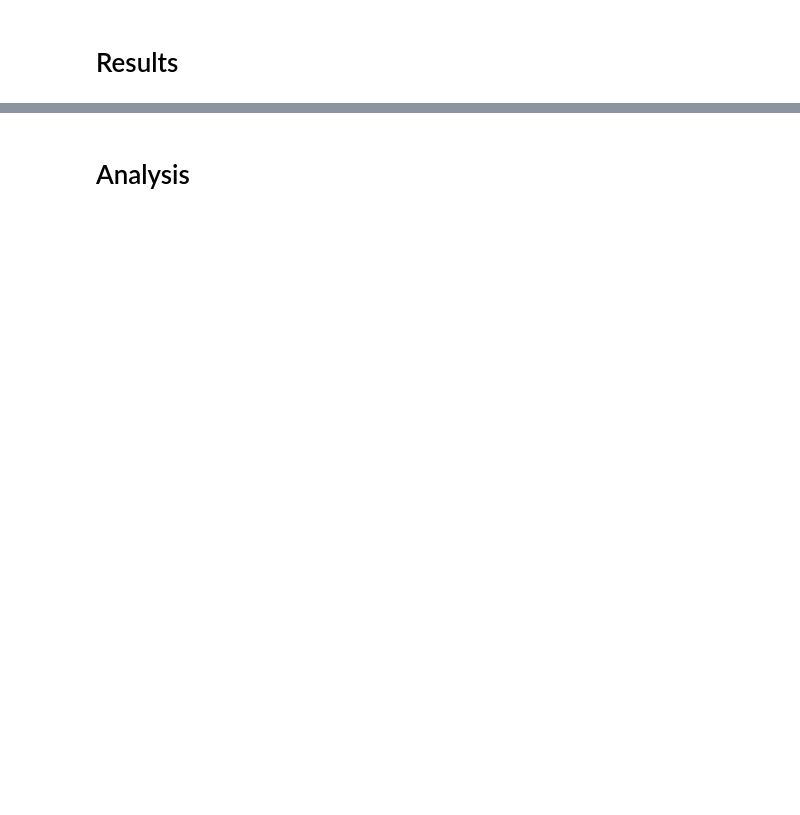
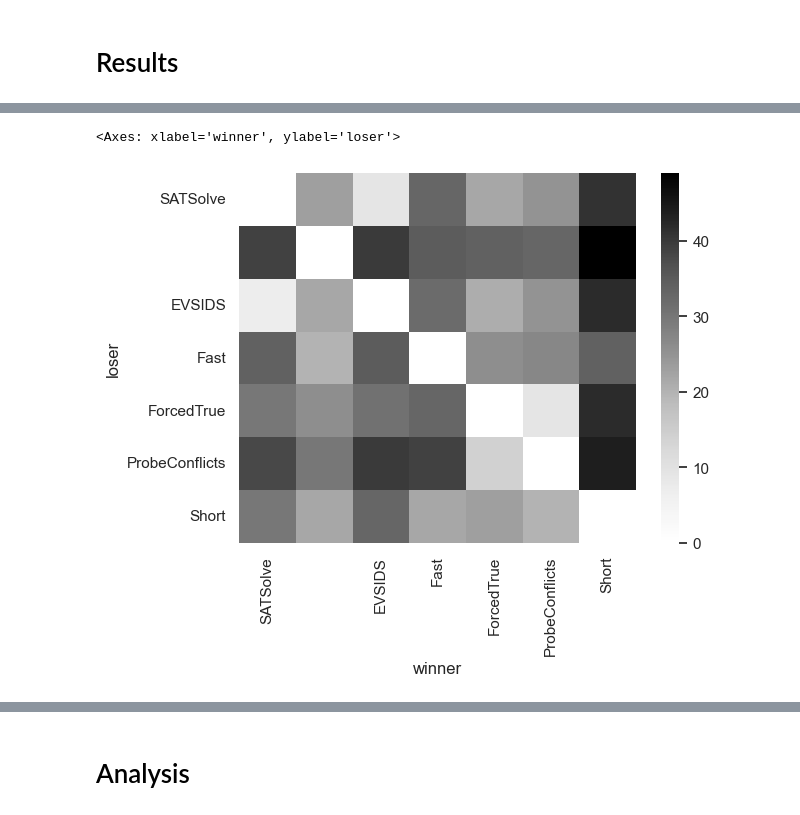
Before and after one commit to mfixman/connections, a Jupyter notebook: jupyter/Analysis_sat.ipynb, the cells around one changed output, grey strips where cells are left out. Cells and saved outputs as stored; diff of their text form; code cells hidden in the pictures; blank space fills up the shorter version.

```diff
--- a/jupyter/Analysis_sat.ipynb
+++ b/jupyter/Analysis_sat.ipynb
@@ -158,0 +167,15 @@ seaborn.heatmap(results, cmap = 'viridis_r')
+# %%
+cols = results.columns[results.columns.str.startswith('SAT') & ~results.columns.str.endswith('Literal')]
+seaborn.heatmap(
+    (
+        results.
+        loc[cols, cols].
+        rename_axis(index = 'loser', columns = 'winner').
+        rename(index = lambda x: x.removeprefix('SATSolveGuided')).
+        rename(columns = lambda x: x.removeprefix('SATSolveGuided'))
+    ),
+    cmap = 'Grays',
+)
+# %% [output]
+<Axes: xlabel='winner', ylabel='loser'>
+[figure, added]
```
Also changed, not shown: parts of 15 cells of this notebook.
